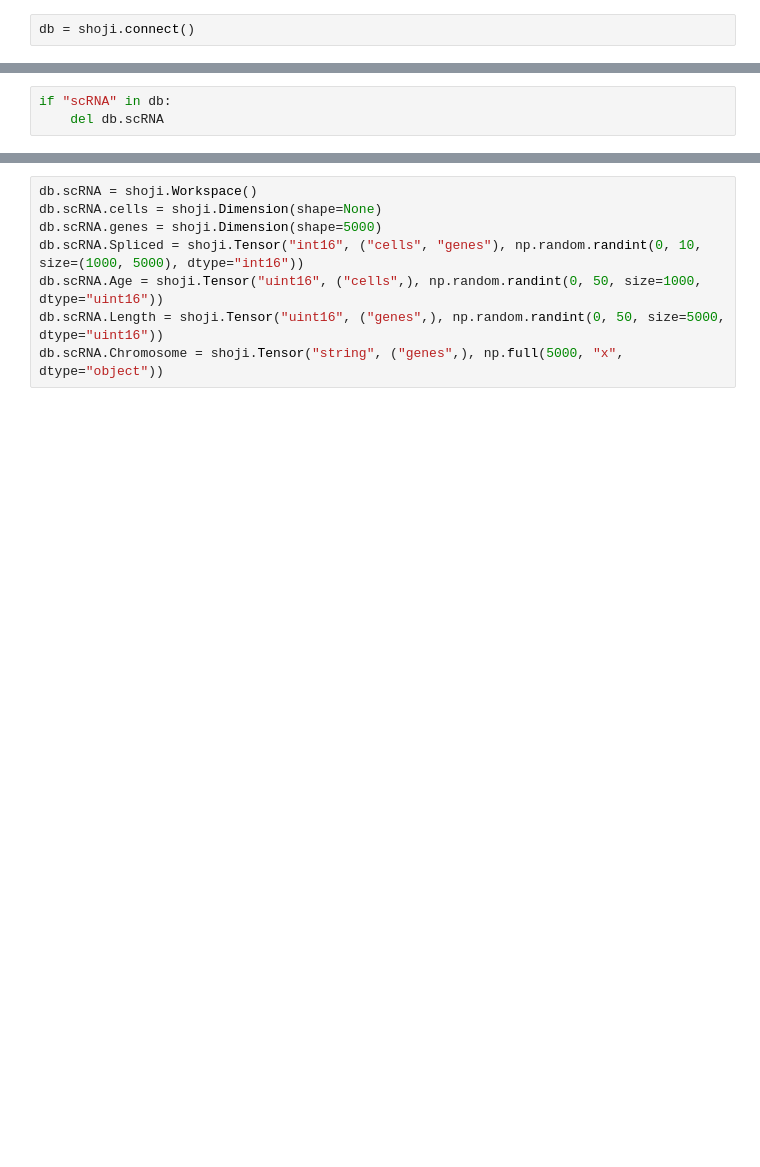
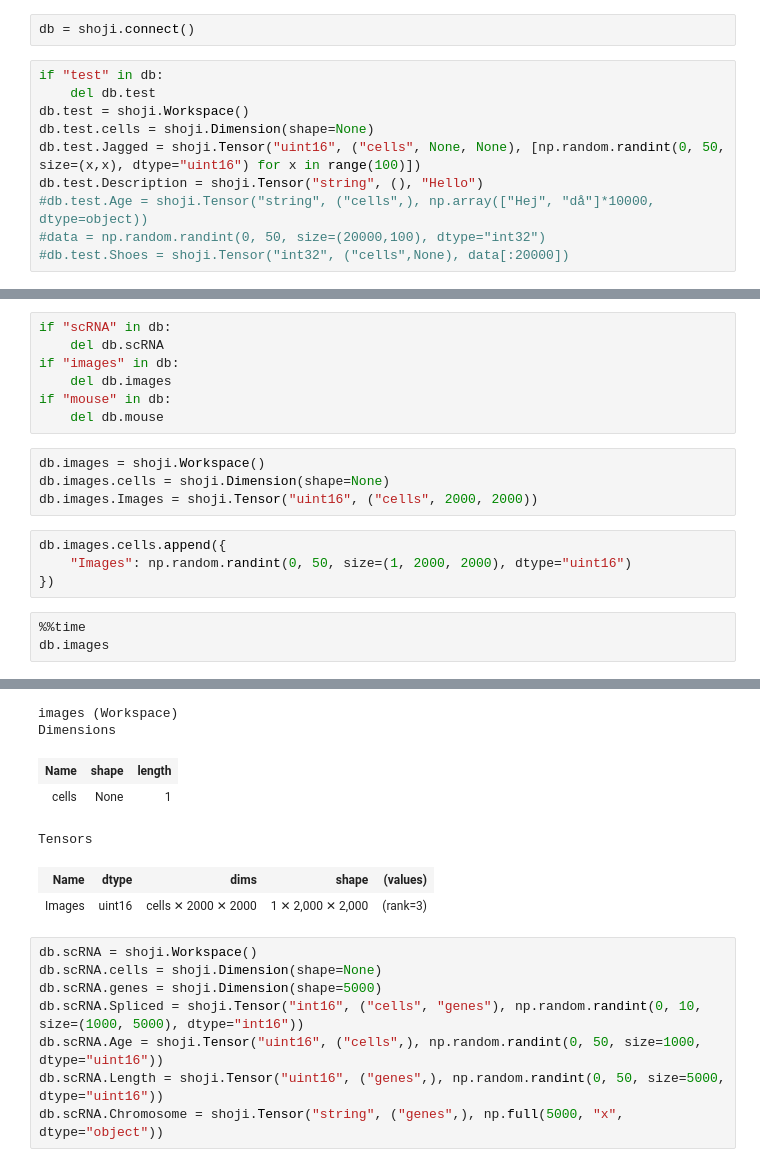
Before and after one commit to linnarsson-lab/shoji, a Jupyter notebook: notebooks/shoji.ipynb, the cells around one changed output, grey strips where cells are left out. Drawn from its saved outputs; the diff is of its cells as text; blank space fills up the shorter version.

```diff
--- a/notebooks/shoji.ipynb
+++ b/notebooks/shoji.ipynb
@@ -11,2 +16,12 @@ from tqdm import trange
 # %%
 db = shoji.connect()
+# %%
+if "test" in db:
+    del db.test
+db.test = shoji.Workspace()
+db.test.cells = shoji.Dimension(shape=None)
+db.test.Jagged = shoji.Tensor("uint16", ("cells", None, None), [np.random.randint(0, 50, size=(x,x), dtype="uint16") for x in range(100)])
+db.test.Description = shoji.Tensor("string", (), "Hello")
+#db.test.Age = shoji.Tensor("string", ("cells",), np.array(["Hej", "då"]*10000, dtype=object))
+#data = np.random.randint(0, 50, size=(20000,100), dtype="int32")
+#db.test.Shoes = shoji.Tensor("int32", ("cells",None), data[:20000])
@@ -13,3 +50,19 @@ db = shoji.connect()
 # %%
 if "scRNA" in db:
     del db.scRNA
+if "images" in db:
+    del db.images
+if "mouse" in db:
+    del db.mouse
+# %%
+db.images = shoji.Workspace()
+db.images.cells = shoji.Dimension(shape=None)
+db.images.Images = shoji.Tensor("uint16", ("cells", 2000, 2000))
+# %%
+db.images.cells.append({
+    "Images": np.random.randint(0, 50, size=(1, 2000, 2000), dtype="uint16")
+})
+# %%
+%%time
+db.images
+# %% [output]
@@ -16,3 +71,10 @@ if "scRNA" in db:
+images (Workspace)
+Dimensions
+| Name | shape | length |
+| cells | None | 1 |
+Tensors
+| Name | dtype | dims | shape | (values) |
+| Images | uint16 | cells ✕ 2000 ✕ 2000 | 1 ✕ 2,000 ✕ 2,000 | (rank=3) |
 # %%
 db.scRNA = shoji.Workspace()
 db.scRNA.cells = shoji.Dimension(shape=None)
```
Also changed, not shown: parts of 25 cells of this notebook, 18 other files.
